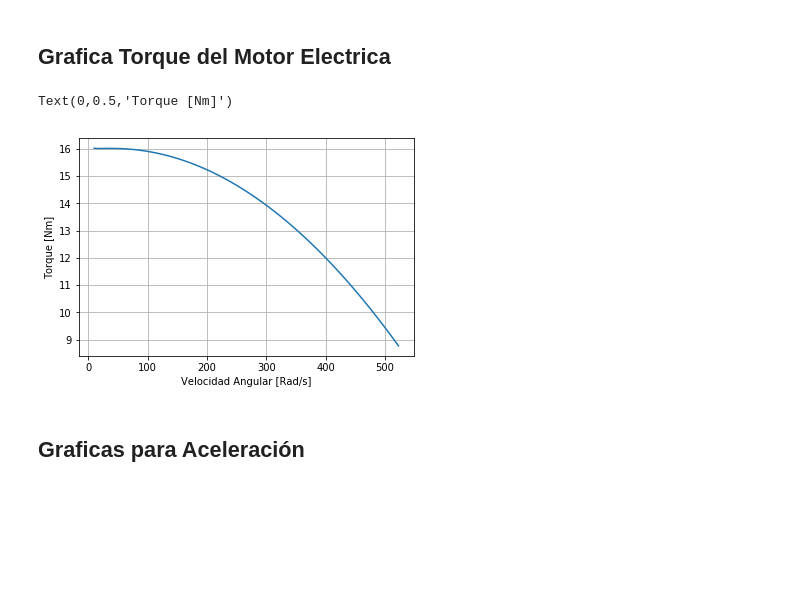
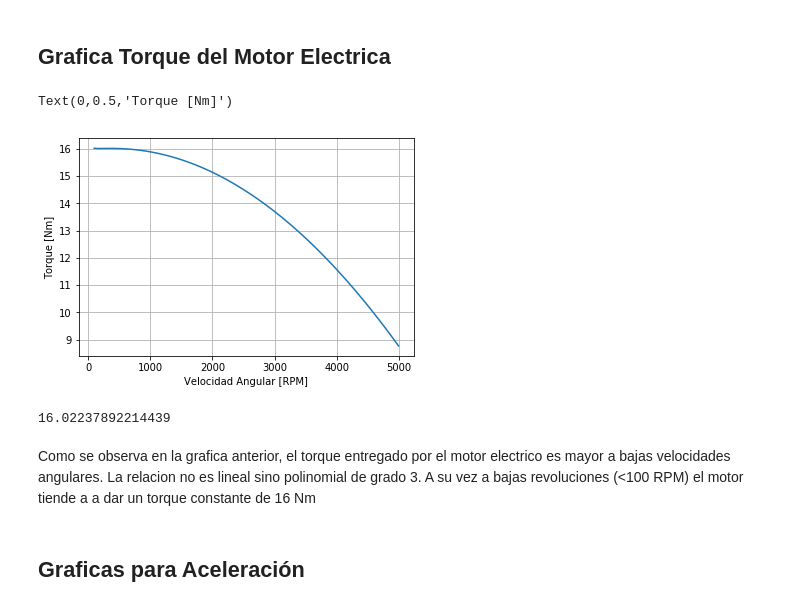
Before and after one commit to OscarEMejia/Herramientas-Computacionales, a Jupyter notebook: Taller_2/Taller_2.ipynb, the cells around one changed output. Drawn from its saved outputs; the diff is of its cells as text; code cells hidden in the pictures; blank space fills up the shorter version.

```diff
--- a/Taller_2/Taller_2.ipynb
+++ b/Taller_2/Taller_2.ipynb
@@ -266,14 +268,21 @@ posicion(sol2[:,1],pos2,t2)
 # %%
 om=np.linspace(10,523,100)
 t9=torquemotor(om)
 plt.figure()
 plt.grid(True)
+om=om*(60/(2*np.pi))
 plt.plot(om,t9)
-plt.xlabel("Velocidad Angular [Rad/s]")
+plt.xlabel("Velocidad Angular [RPM]")
 plt.ylabel("Torque [Nm]")
 # %% [output]
 Text(0,0.5,'Torque [Nm]')
-[figure, old version]
+[figure, new version]
+# %%
+max(t9)
+# %% [output]
+16.02237892214439
+# %% [markdown]
+Como se observa en la grafica anterior, el torque entregado por el motor electrico es mayor a bajas velocidades angulares. La relacion no es lineal sino polinomial de grado 3. A su vez a bajas revoluciones (<100 RPM) el motor tiende a a dar un torque constante de 16 Nm
 # %% [markdown]
 ## Graficas para Aceleración
 # %%
```
Also changed, not shown: parts of 25 cells of this notebook.
